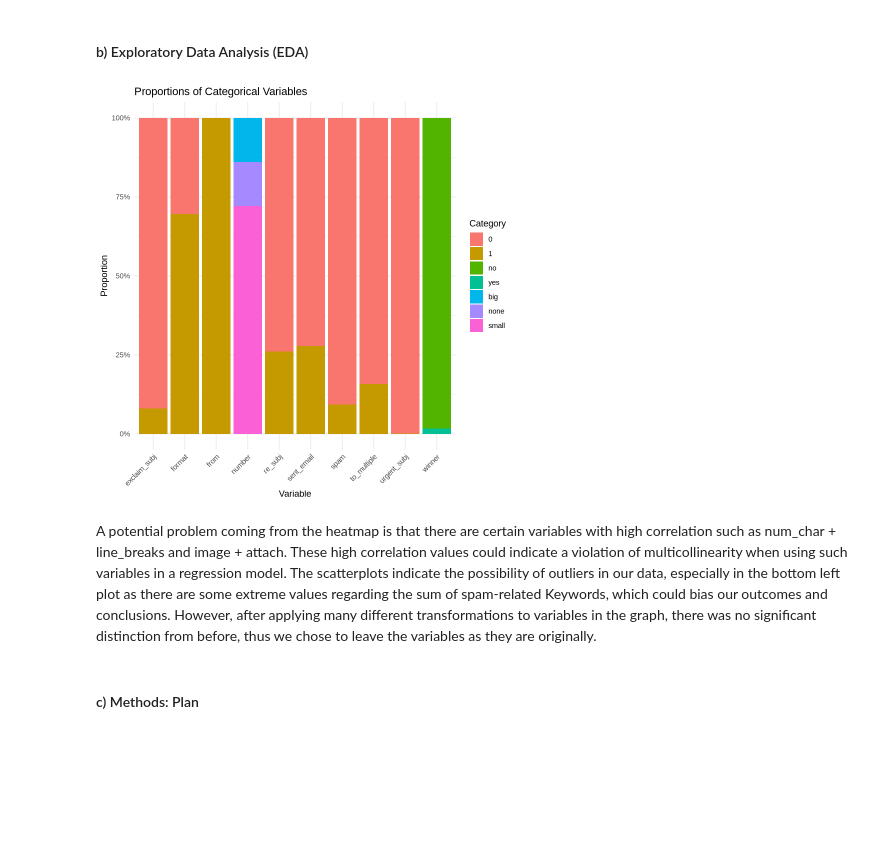
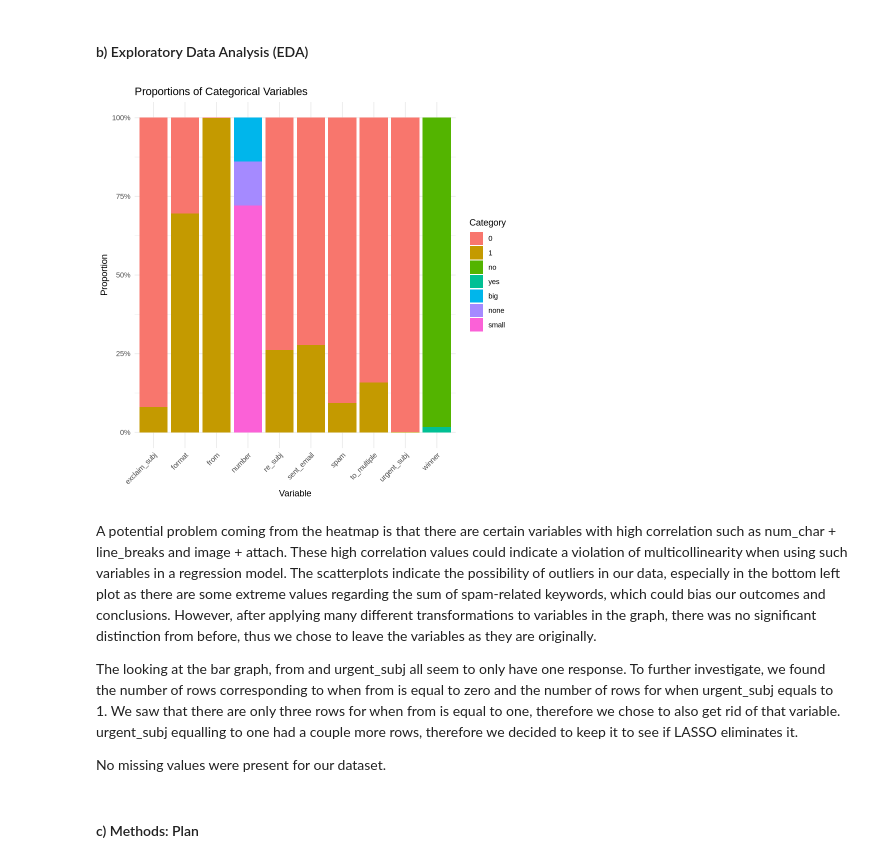
Before and after one commit to yukihuang7777/STAT301_final_project, a Jupyter notebook: Final Project.ipynb, the cells around one changed output. Cells and saved outputs as stored; diff of their text form; code cells hidden in the pictures; blank space fills up the shorter version.

```diff
--- a/Final Project.ipynb
+++ b/Final Project.ipynb
@@ -98,6 +99,7 @@ email <- email |>
     select(-time, -viagra) |>
     mutate(across(c(spam, to_multiple, from, sent_email, winner, format, re_subj, exclaim_subj, urgent_subj, number), as.factor))
 # %%
+# Main developer: Jake Andersen-Lum
 # Pivot to long format to get one column for variable names, and one for values
 email_long <- email |>
   pivot_longer(cols = where(is.factor), names_to = "variable", values_to = "value")
@@ -110,16 +112,14 @@ email_props <- email_long |>
   mutate(prop = n / sum(n))
 
 # Plot
-ggplot(email_props, aes(x = variable, y = prop, fill = value)) +
-  geom_bar(stat = "identity") +
-  scale_y_continuous(labels = scales::percent) +
-  labs(title = "Proportions of Categorical Variables",
-       x = "Variable", y = "Proportion",
-       fill = "Category") +
-  theme_minimal() +
-  theme(axis.text.x = element_text(angle = 45, hjust = 1))
+bar_email <- ggplot(email_props, aes(x = variable, y = prop, fill = value)) +
+                  geom_bar(stat = "identity") +
+                  scale_y_continuous(labels = scales::percent) +
+                  labs(title = "Proportions of Categorical Variables",
+                       x = "Variable", y = "Proportion",
+                       fill = "Category") +
+                  theme_minimal() +
+                  theme(axis.text.x = element_text(angle = 45, hjust = 1))
-# %% [output]
-[figure, removed]
 # %%
 # Main developer: Ella Ren
 # Contributors: Yicheng Huang (commented)
@@ -171,9 +171,16 @@ scatterplot_email = ggplot(email_scatter, aes(num_char, y = dollar + password, c
 # %%
 # keep these commented out until the end otherwise lag
 #heatmap_email
 #scatterplot_email
+bar_email
+# %% [output]
+[figure, added]
 # %% [markdown]
-A potential problem coming from the heatmap is that there are certain variables with high correlation such as num_char + line_breaks and image + attach. These high correlation values could indicate a violation of multicollinearity when using such variables in a regression model. The scatterplots indicate the possibility of outliers in our data, especially in the bottom left plot as there are some extreme values regarding the sum of spam-related Keywords, which could bias our outcomes and conclusions. However, after applying many different transformations to variables in the graph, there was no significant distinction from before, thus we chose to leave the variables as they are originally.
+A potential problem coming from the heatmap is that there are certain variables with high correlation such as num_char + line_breaks and image + attach. These high correlation values could indicate a violation of multicollinearity when using such variables in a regression model. The scatterplots indicate the possibility of outliers in our data, especially in the bottom left plot as there are some extreme values regarding the sum of spam-related keywords, which could bias our outcomes and conclusions. However, after applying many different transformations to variables in the graph, there was no significant distinction from before, thus we chose to leave the variables as they are originally.
+
+The looking at the bar graph, from and urgent_subj all seem to only have one response. To further investigate, we found the number of rows corresponding to when from is equal to zero and the number of rows for when urgent_subj equals to 1. We saw that there are only three rows for when from is equal to one, therefore we chose to also get rid of that variable. urgent_subj equalling to one had a couple more rows, therefore we decided to keep it to see if LASSO eliminates it.
+
+No missing values were present for our dataset.
 # %% [markdown]
 #### c) Methods: Plan
 # %% [markdown]
```
Also changed, not shown: parts of 13 cells of this notebook.
